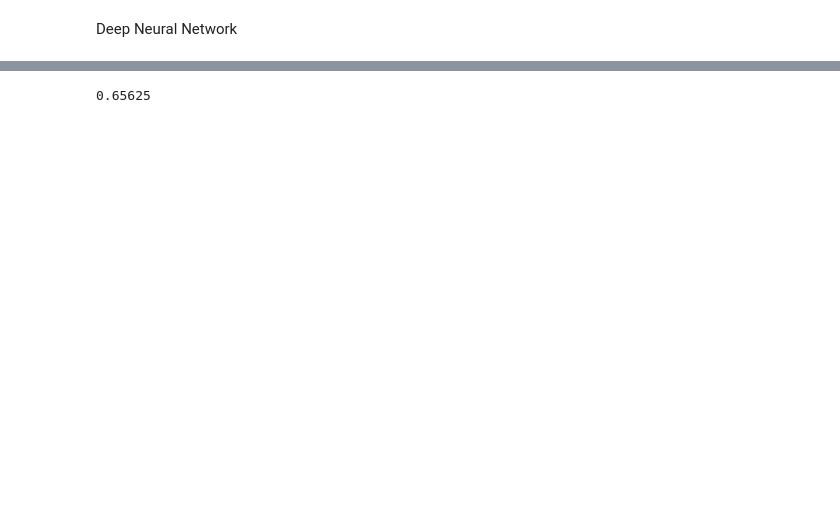
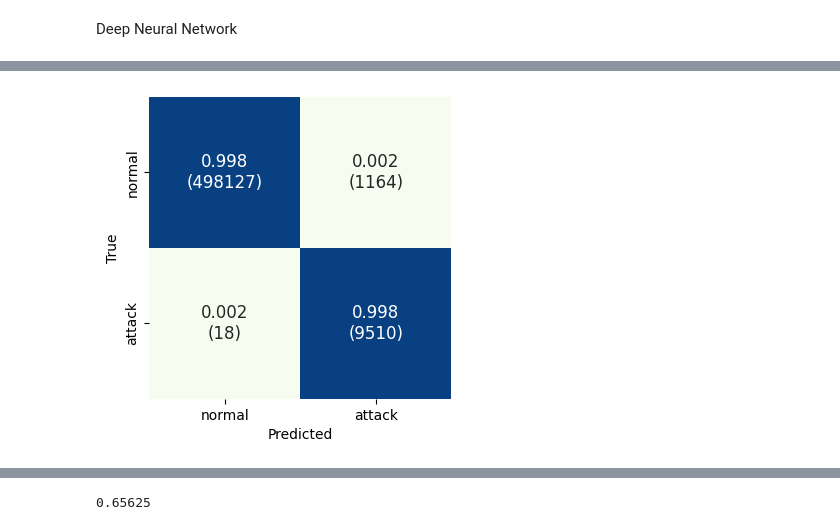
Before and after one commit to hampu5/ml-classify, a Jupyter notebook: ml_classify/dnn-book.ipynb, the cells around one changed output, grey strips where cells are left out. Saved outputs shown, nothing was run; the diff lists cells and outputs as text; code cells hidden in the pictures; blank space fills up the shorter version.

```diff
--- a/ml_classify/dnn-book.ipynb
+++ b/ml_classify/dnn-book.ipynb
@@ -204,3 +217,7 @@ plot_confusion_matrix(y_test, pred_test, "DNN, \"Survival\", all attacks, testin
+# %%
+plot_confusion_matrix(y_test, pred_test, "test_nobar", cbar=False)
+# %% [output]
+[figure, added]
 # %%
 from sklearn.metrics import confusion_matrix
 print(confusion_matrix(y_test, pred_test, normalize="true"))
```
Also changed, not shown: parts of 14 cells of this notebook, 33 other files.
